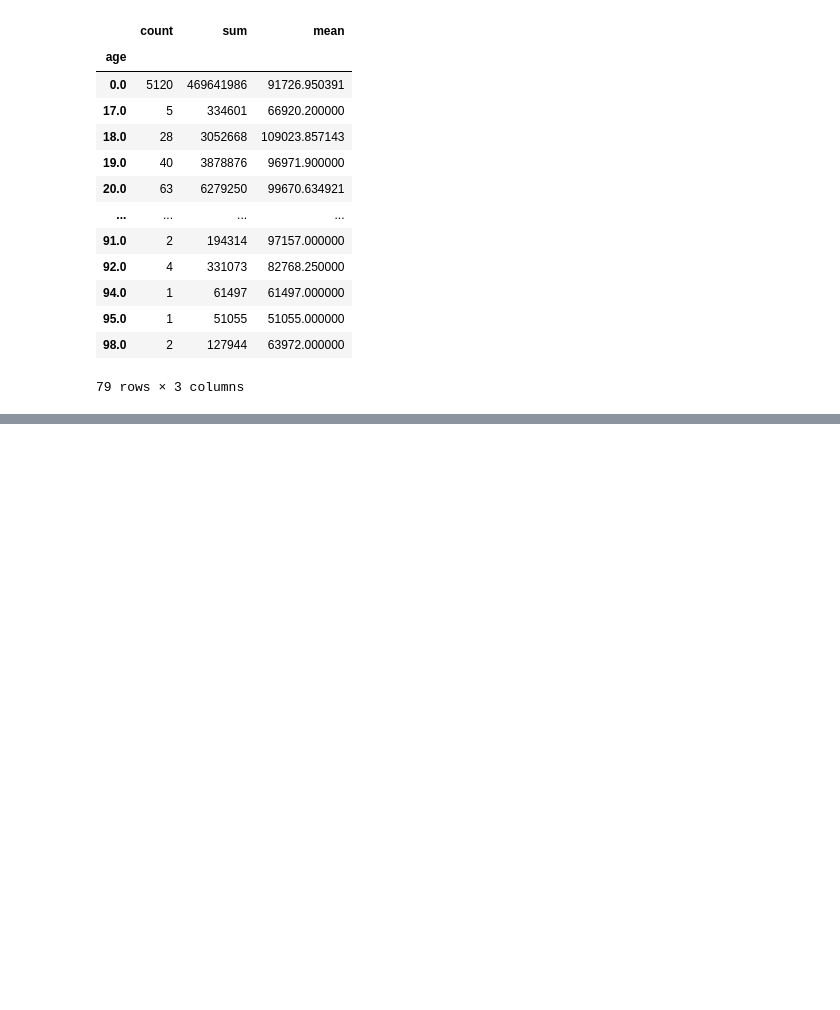
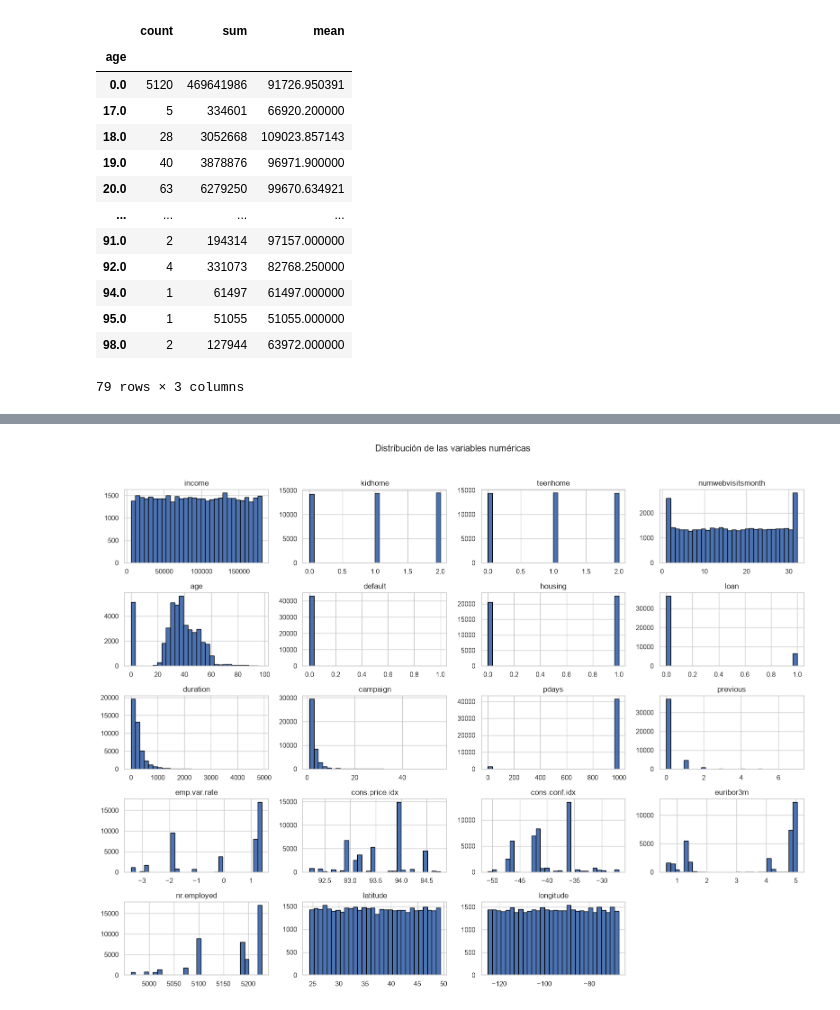
Before and after one commit to albertgotanegra/EDA-con-Python, a Jupyter notebook: EDA_entregafinal.ipynb, the cells around one changed output, grey strips where cells are left out. Cells and saved outputs as stored; diff of their text form; code cells hidden in the pictures; blank space fills up the shorter version.

```diff
--- a/EDA_entregafinal.ipynb
+++ b/EDA_entregafinal.ipynb
@@ -335,0 +378,12 @@ df_definitivo.groupby('age')['income'].agg(['count', 'sum', 'mean'])
+# %%
+import pandas as pd
+import numpy as np
+import matplotlib.pyplot as plt
+import seaborn as sns
+
+sns.set_theme(style="whitegrid", palette="deep")
+plt.rcParams["figure.figsize"] = (10, 6)
+pd.set_option("display.max_columns", None)
+pd.set_option("display.max_rows", 100)
+# %%
+df_eda = df_definitivo.copy()
@@ -335,0 +473,21 @@ df_definitivo.groupby('age')['income'].agg(['count', 'sum', 'mean'])
+# %%
+# Trabajamos sobre la copia. Eliminamos únicamente columnas Unnamed
+# que suelen ser índices exportados, comprobando primero cuáles existen.
+df_eda = df_eda.drop(columns=columnas_indice, errors="ignore")
+
+# En el CSV hay variables numéricas guardadas como texto con coma decimal
+# y algunos valores etiquetados como 'Desconocido'.
+columnas_coma = ["cons.price.idx", "cons.conf.idx", "euribor3m", "nr.employed"]
+
+for col in columnas_coma:
+    if col in df_eda.columns:
+        df_eda[col] = (
+            df_eda[col].astype("string")
+            .str.replace(",", ".", regex=False)
+            .replace({"Desconocido": pd.NA, "": pd.NA})
+        )
+        df_eda[col] = pd.to_numeric(df_eda[col], errors="coerce")
+
+# Comprobamos el resultado
+display(df_eda[columnas_coma].describe().T)
+display(df_eda[columnas_coma].isna().sum().to_frame("ausentes"))
@@ -335,0 +613,13 @@ df_definitivo.groupby('age')['income'].agg(['count', 'sum', 'mean'])
+# %%
+# Seleccionamos variables numéricas
+columnas_numericas = df_eda.select_dtypes(include="number").columns.tolist()
+
+# Histogramas: permiten observar forma, concentración y asimetría
+df_eda[columnas_numericas].hist(
+    bins=30, figsize=(16, 12), edgecolor="black"
+)
+plt.suptitle("Distribución de las variables numéricas", y=1.02)
+plt.tight_layout()
+plt.show()
+# %% [output]
+[figure, added]
```
Also changed, not shown: parts of 19 cells of this notebook.
